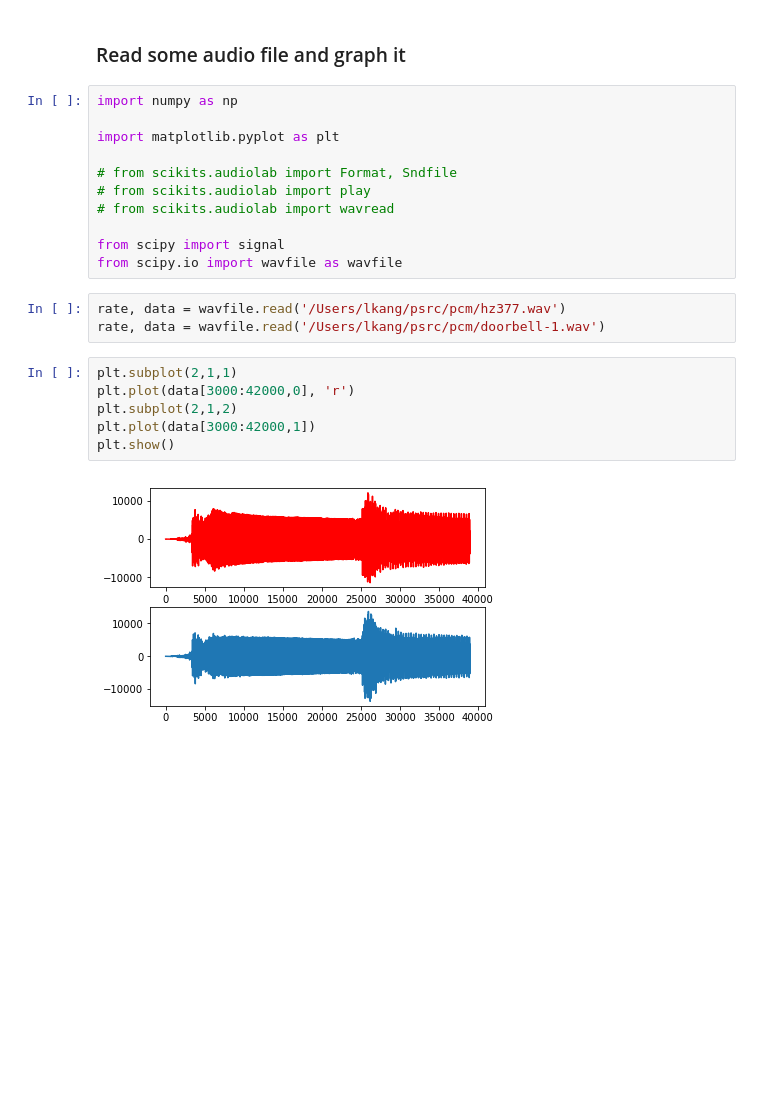
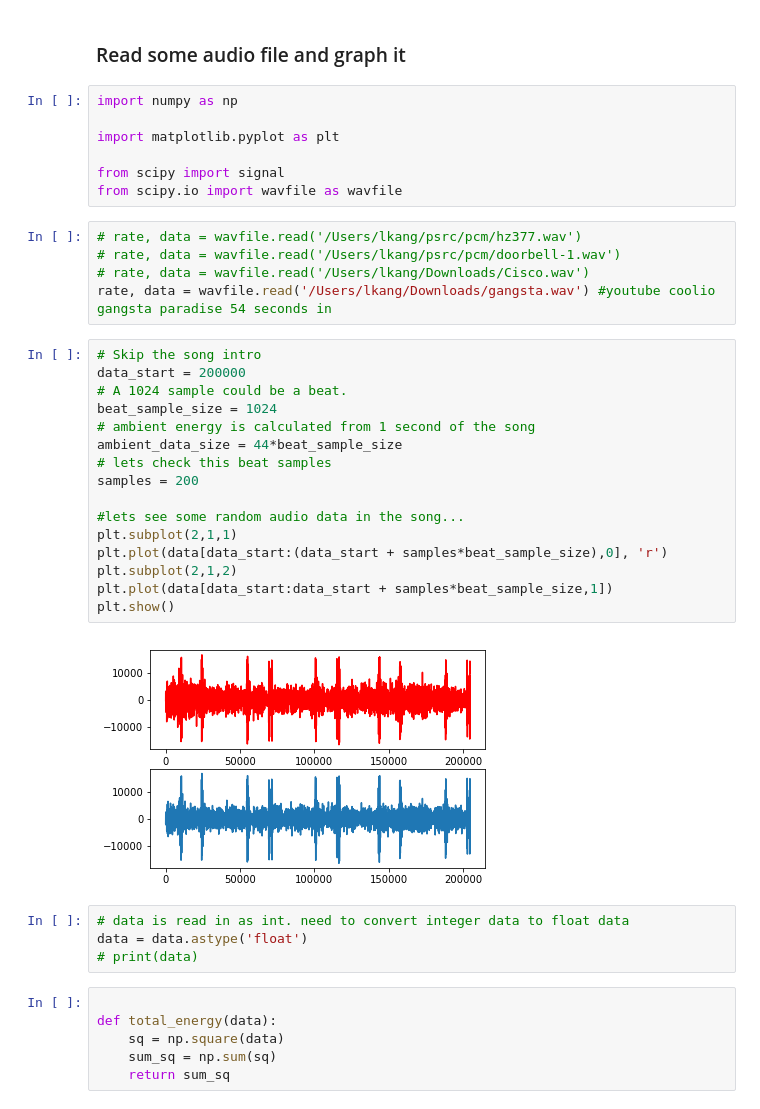
Before and after one commit to lkang/musichackday_1a, a Jupyter notebook: audiographs.ipynb, the cells around one changed output. Drawn from its saved outputs; the diff is of its cells as text; blank space fills up the shorter version.

Commit message:
beat_sample / ambient energy calc and graph

```diff
--- a/audiographs.ipynb
+++ b/audiographs.ipynb
@@ -5,20 +5,38 @@ import numpy as np
 
 import matplotlib.pyplot as plt
 
-# from scikits.audiolab import Format, Sndfile
-# from scikits.audiolab import play
-# from scikits.audiolab import wavread
-
 from scipy import signal
 from scipy.io import wavfile as wavfile
 # %%
-rate, data = wavfile.read('/Users/lkang/psrc/pcm/hz377.wav')
-rate, data = wavfile.read('/Users/lkang/psrc/pcm/doorbell-1.wav')
+# rate, data = wavfile.read('/Users/lkang/psrc/pcm/hz377.wav')
+# rate, data = wavfile.read('/Users/lkang/psrc/pcm/doorbell-1.wav')
+# rate, data = wavfile.read('/Users/lkang/Downloads/Cisco.wav')
+rate, data = wavfile.read('/Users/lkang/Downloads/gangsta.wav') #youtube coolio gangsta paradise 54 seconds in
-# %%
-plt.subplot(2,1,1)
-plt.plot(data[3000:42000,0], 'r')
-plt.subplot(2,1,2)
-plt.plot(data[3000:42000,1])
-plt.show()
-# %% [output]
-[figure, removed]
+# %%
+# Skip the song intro
+data_start = 200000
+# A 1024 sample could be a beat.
+beat_sample_size = 1024
+# ambient energy is calculated from 1 second of the song
+ambient_data_size = 44*beat_sample_size
+# lets check this beat samples
+samples = 200
+
+#lets see some random audio data in the song...
+plt.subplot(2,1,1)
+plt.plot(data[data_start:(data_start + samples*beat_sample_size),0], 'r')
+plt.subplot(2,1,2)
+plt.plot(data[data_start:data_start + samples*beat_sample_size,1])
+plt.show()
+# %% [output]
+[figure, added]
+# %%
+# data is read in as int. need to convert integer data to float data
+data = data.astype('float')
+# print(data)
+# %%
+
+def total_energy(data):
+    sq = np.square(data)
+    sum_sq = np.sum(sq)
+    return sum_sq
```
Also changed, not shown: parts of 7 cells of this notebook.
